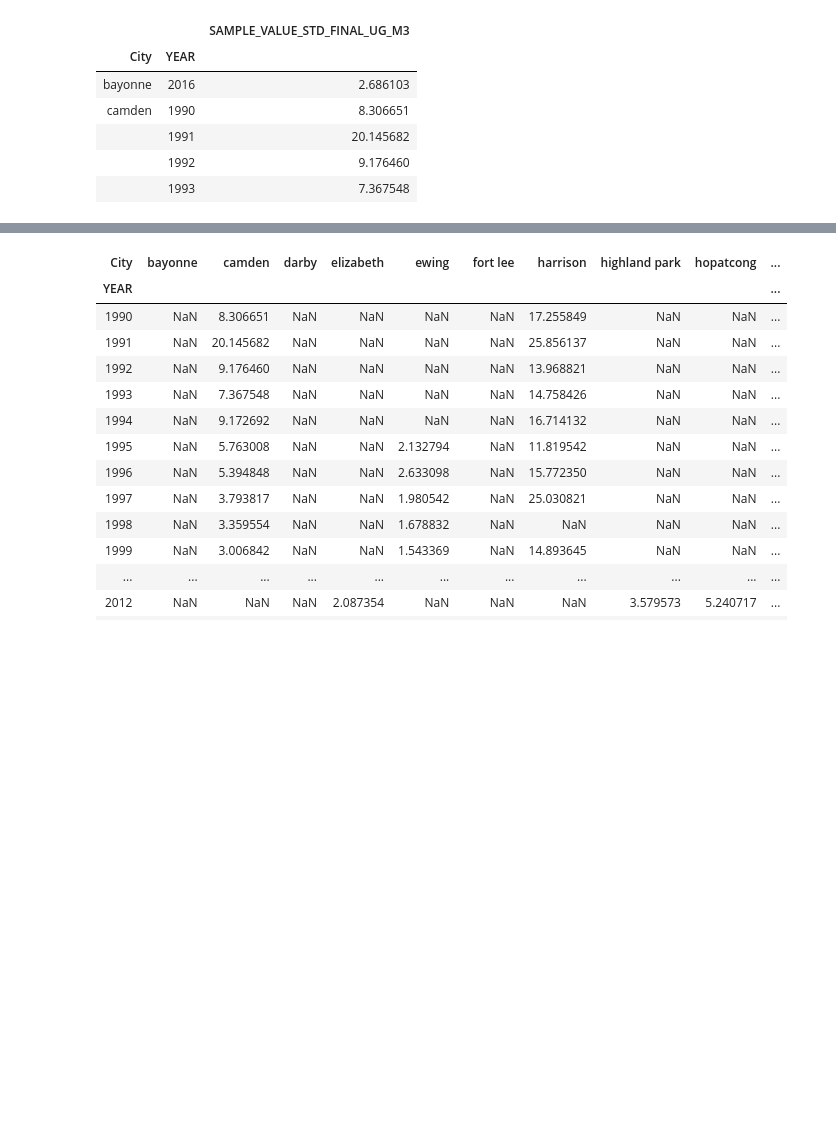
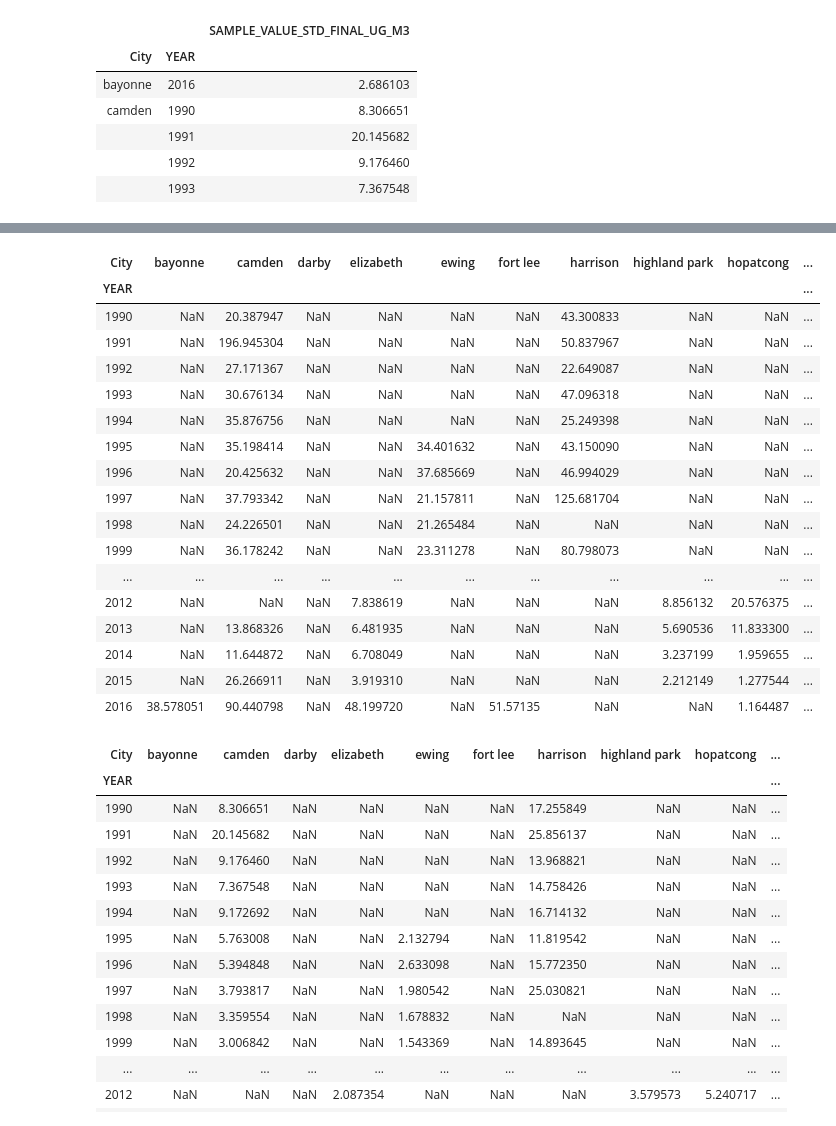
Before and after one commit to jjjjjeb/NJAir_EDA, a Jupyter notebook: Toluene.ipynb, the cells around one changed output, grey strips where cells are left out. Saved outputs shown, nothing was run; the diff lists cells and outputs as text; code cells hidden in the pictures; blank space fills up the shorter version.

```diff
--- a/Toluene.ipynb
+++ b/Toluene.ipynb
@@ -633 +656,25 @@ mean_by_year_df.head()
+# %%
+## USE ###
+
+clean_max = max_by_year_df.reset_index().pivot('YEAR','City','SAMPLE_VALUE_STD_FINAL_UG_M3')
+clean_max
+# %% [output]
+| City | bayonne | camden | darby | elizabeth | ewing | fort lee | harrison | highland park | hopatcong | ... |
+| YEAR |  |  |  |  |  |  |  |  |  | ... |
+| 1990 | NaN | 20.387947 | NaN | NaN | NaN | NaN | 43.300833 | NaN | NaN | ... |
+| 1991 | NaN | 196.945304 | NaN | NaN | NaN | NaN | 50.837967 | NaN | NaN | ... |
+| 1992 | NaN | 27.171367 | NaN | NaN | NaN | NaN | 22.649087 | NaN | NaN | ... |
+| 1993 | NaN | 30.676134 | NaN | NaN | NaN | NaN | 47.096318 | NaN | NaN | ... |
+| 1994 | NaN | 35.876756 | NaN | NaN | NaN | NaN | 25.249398 | NaN | NaN | ... |
+| 1995 | NaN | 35.198414 | NaN | NaN | 34.401632 | NaN | 43.150090 | NaN | NaN | ... |
+| 1996 | NaN | 20.425632 | NaN | NaN | 37.685669 | NaN | 46.994029 | NaN | NaN | ... |
+| 1997 | NaN | 37.793342 | NaN | NaN | 21.157811 | NaN | 125.681704 | NaN | NaN | ... |
+| 1998 | NaN | 24.226501 | NaN | NaN | 21.265484 | NaN | NaN | NaN | NaN | ... |
+| 1999 | NaN | 36.178242 | NaN | NaN | 23.311278 | NaN | 80.798073 | NaN | NaN | ... |
+| ... | ... | ... | ... | ... | ... | ... | ... | ... | ... | ... |
+| 2012 | NaN | NaN | NaN | 7.838619 | NaN | NaN | NaN | 8.856132 | 20.576375 | ... |
+| 2013 | NaN | 13.868326 | NaN | 6.481935 | NaN | NaN | NaN | 5.690536 | 11.833300 | ... |
+| 2014 | NaN | 11.644872 | NaN | 6.708049 | NaN | NaN | NaN | 3.237199 | 1.959655 | ... |
+| 2015 | NaN | 26.266911 | NaN | 3.919310 | NaN | NaN | NaN | 2.212149 | 1.277544 | ... |
+| 2016 | 38.578051 | 90.440798 | NaN | 48.199720 | NaN | 51.57135 | NaN | NaN | 1.164487 | ... |
 # %%
```
Also changed, not shown: parts of 7 cells of this notebook, 3 other files.
